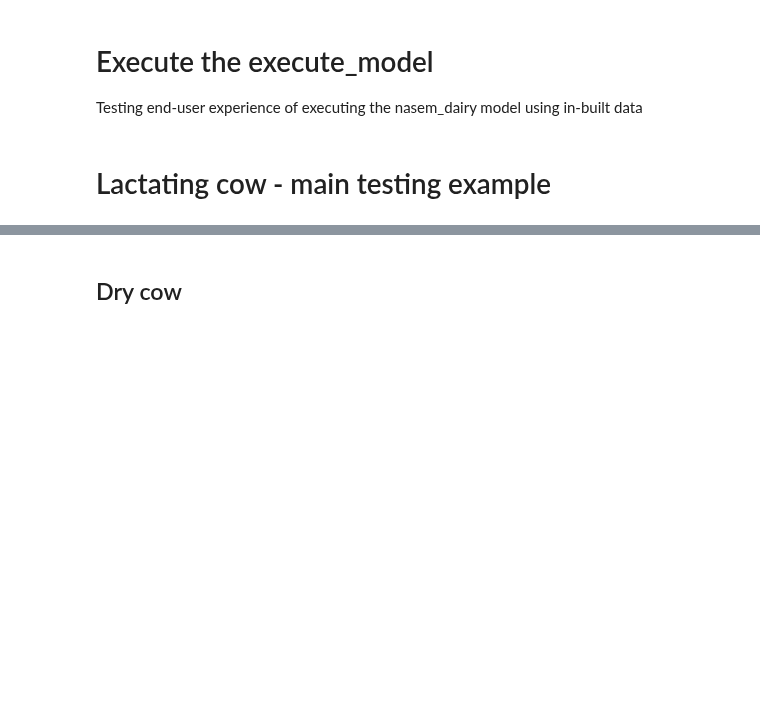
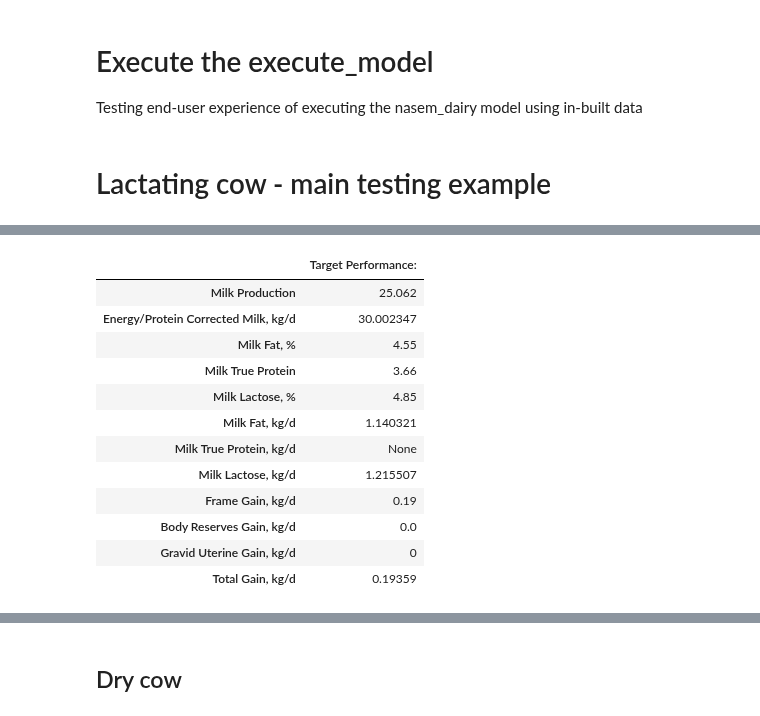
Before and after one commit to CNM-University-of-Guelph/NASEM-Model-Python, a Jupyter notebook: dev_scripts/dev_files/dev_NASEM.ipynb, the cells around one changed output, grey strips where cells are left out. Drawn from its saved outputs; the diff is of its cells as text; code cells hidden in the pictures; blank space fills up the shorter version.

Commit message:
feat(report_ functions)

```diff
--- a/dev_scripts/dev_files/dev_NASEM.ipynb
+++ b/dev_scripts/dev_files/dev_NASEM.ipynb
@@ -34,0 +62,16 @@ NameError: name 'pd' is not defined
+# %%
+output.report_target_performance()
+# %% [output]
+|  | Target Performance: |
+| Milk Production | 25.062 |
+| Energy/Protein Corrected Milk, kg/d | 30.002347 |
+| Milk Fat, % | 4.55 |
+| Milk True Protein | 3.66 |
+| Milk Lactose, % | 4.85 |
+| Milk Fat, kg/d | 1.140321 |
+| Milk True Protein, kg/d | None |
+| Milk Lactose, kg/d | 1.215507 |
+| Frame Gain, kg/d | 0.19 |
+| Body Reserves Gain, kg/d | 0.0 |
+| Gravid Uterine Gain, kg/d | 0 |
+| Total Gain, kg/d | 0.19359 |
```
Also changed, not shown: parts of 5 cells of this notebook, 1 other file.
